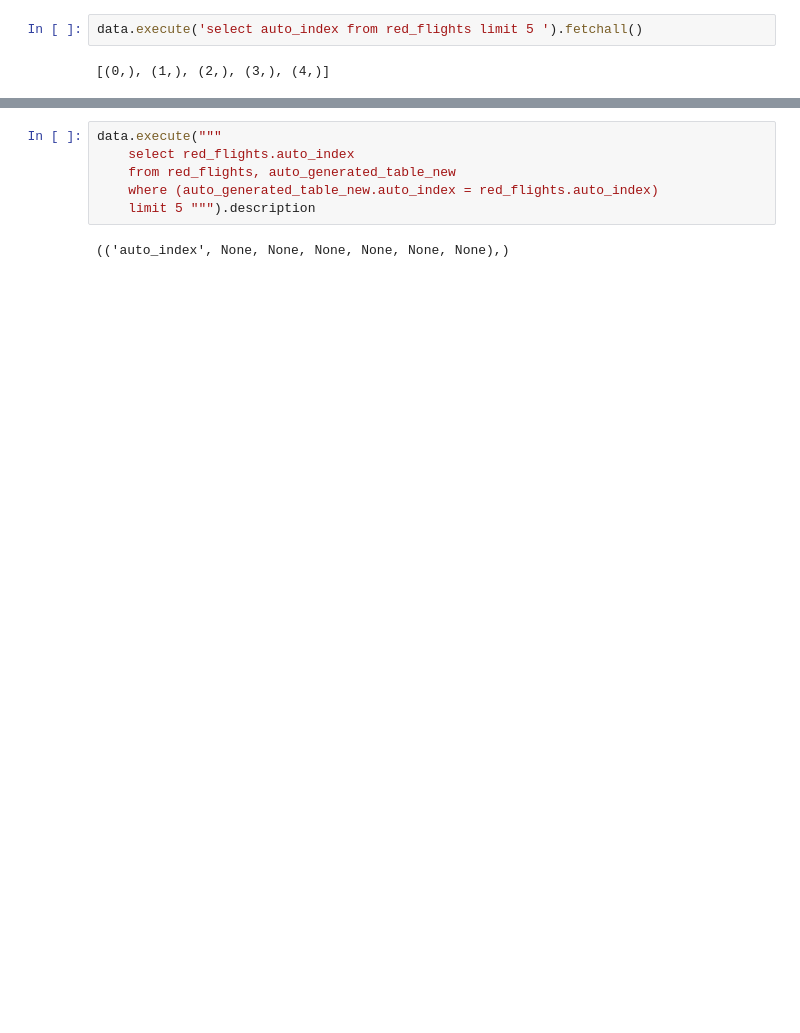
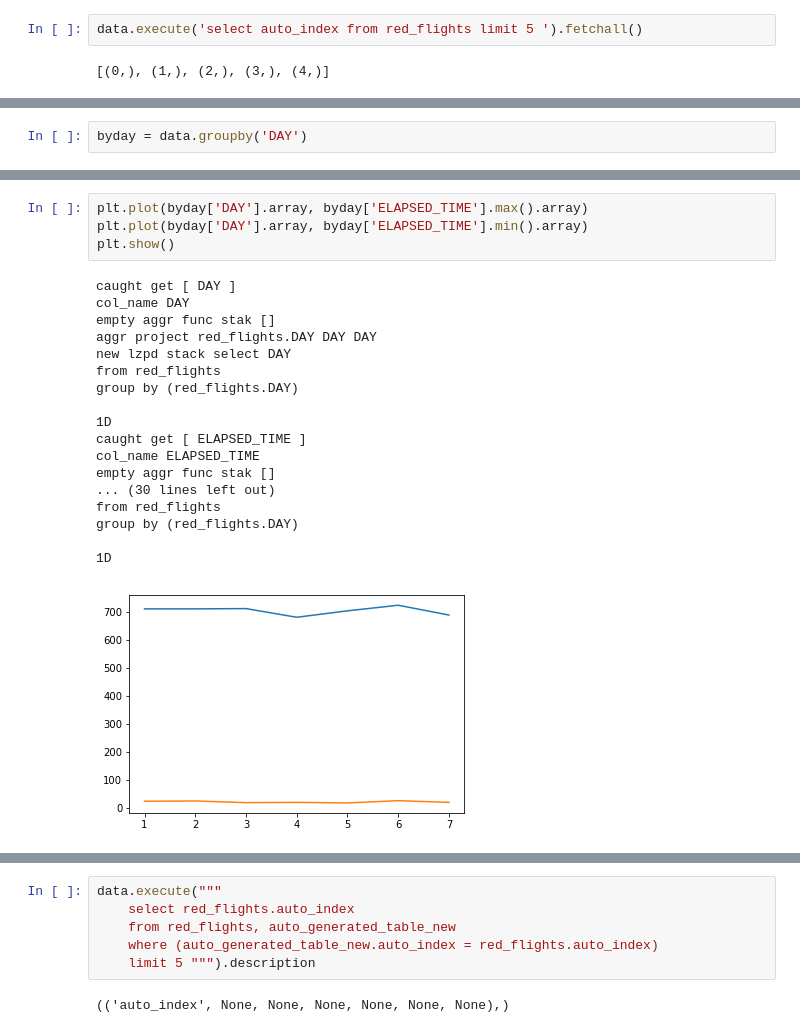
Before and after one commit to marcelloPuligheddu/databases_project7, a Jupyter notebook: demo_suite/demo8/demo.ipynb, the cells around one changed output, grey strips where cells are left out. Saved outputs shown, nothing was run; the diff lists cells and outputs as text; blank space fills up the shorter version.

```diff
--- a/demo_suite/demo8/demo.ipynb
+++ b/demo_suite/demo8/demo.ipynb
@@ -48,0 +77,2 @@ from red_flights
+# %%
+byday = data.groupby('DAY')
@@ -49,3 +109,26 @@ from red_flights
+# %%
+plt.plot(byday['DAY'].array, byday['ELAPSED_TIME'].max().array)
+plt.plot(byday['DAY'].array, byday['ELAPSED_TIME'].min().array)
+plt.show()
+# %% [output]
+caught get [ DAY ]
+col_name DAY
+empty aggr func stak []
+aggr project red_flights.DAY DAY DAY
+new lzpd stack select DAY
+from red_flights
+group by (red_flights.DAY)
+
+1D
+caught get [ ELAPSED_TIME ]
+col_name ELAPSED_TIME
+empty aggr func stak []
+... (30 lines left out)
+from red_flights
+group by (red_flights.DAY)
+
+1D
+[figure, added]
 # %%
 data['new'] = 1
 # %% [output]
```
Also changed, not shown: parts of 37 cells of this notebook, 2 other files.
